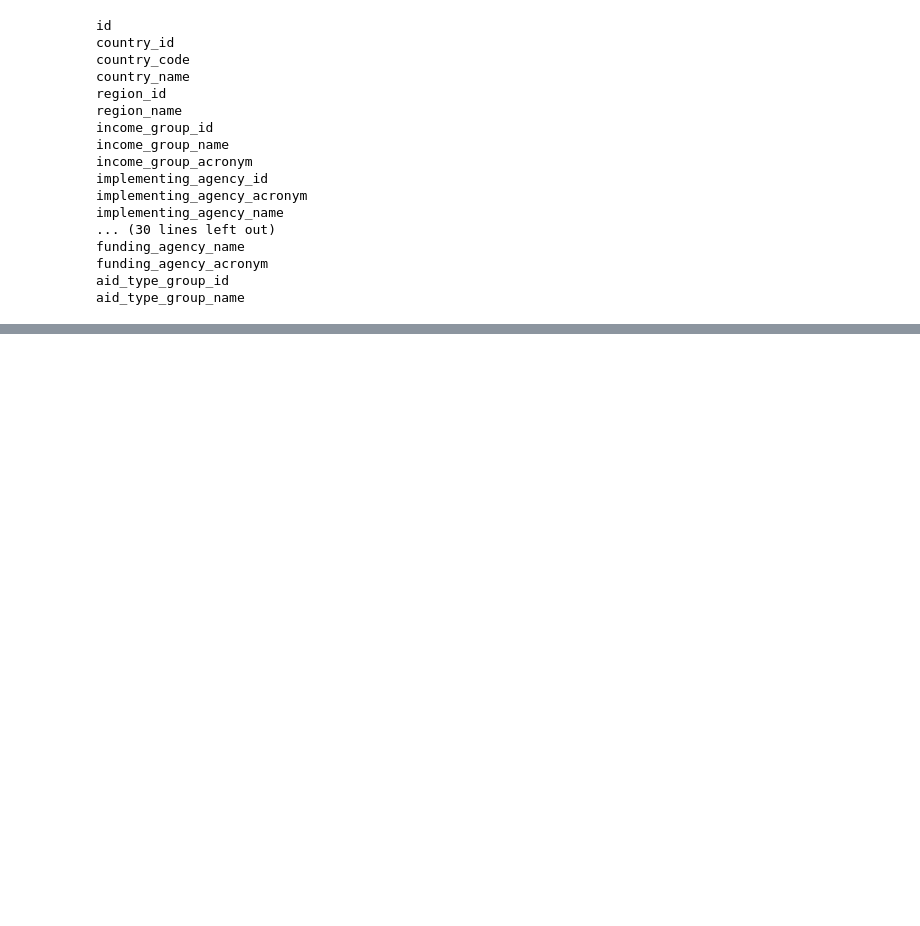
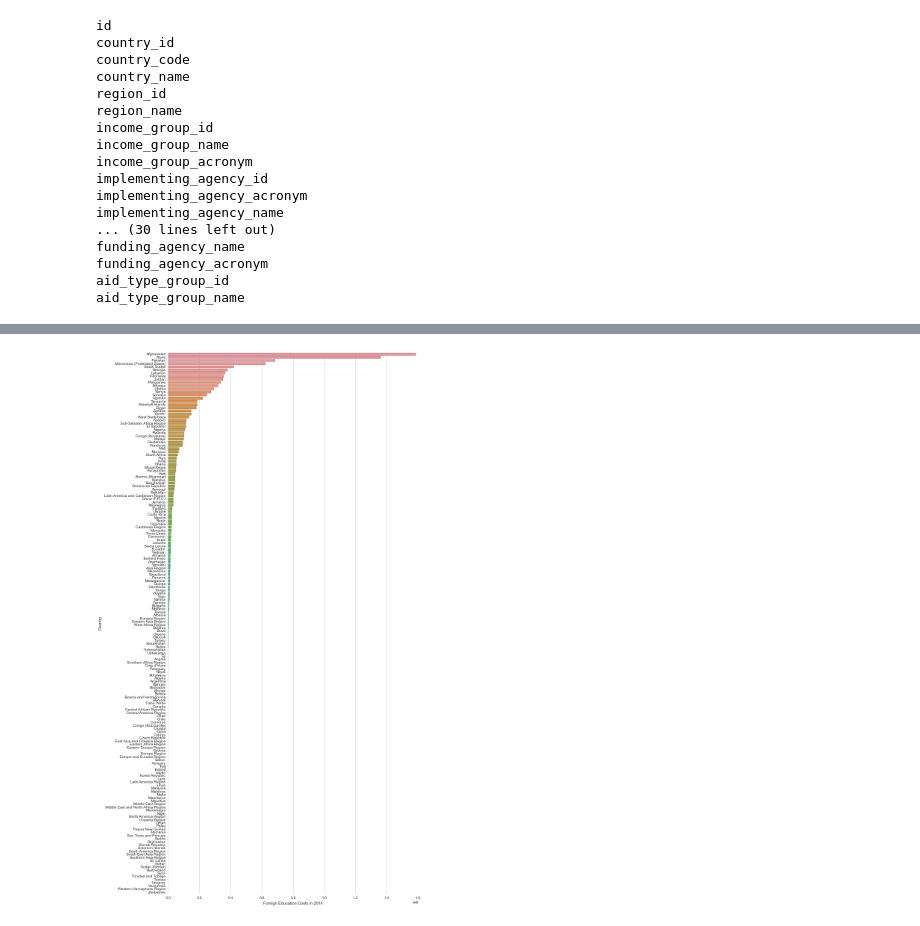
Before and after one commit to ds-proto/ds-proto.github.io, a Jupyter notebook: US_aid.ipynb, the cells around one changed output, grey strips where cells are left out. Saved outputs shown, nothing was run; the diff lists cells and outputs as text; code cells hidden in the pictures; blank space fills up the shorter version.

```diff
--- a/US_aid.ipynb
+++ b/US_aid.ipynb
@@ -163,0 +124,4 @@ foreign_aid.sort('Education Expenditure')
+# %%
+plot_costs(country_costs_df, 'Education', 'Country', 'Foreign Education Costs in 2014', 'Country')
+# %% [output]
+[figure, added]
```
Also changed, not shown: parts of 21 cells of this notebook, 2 other files.
